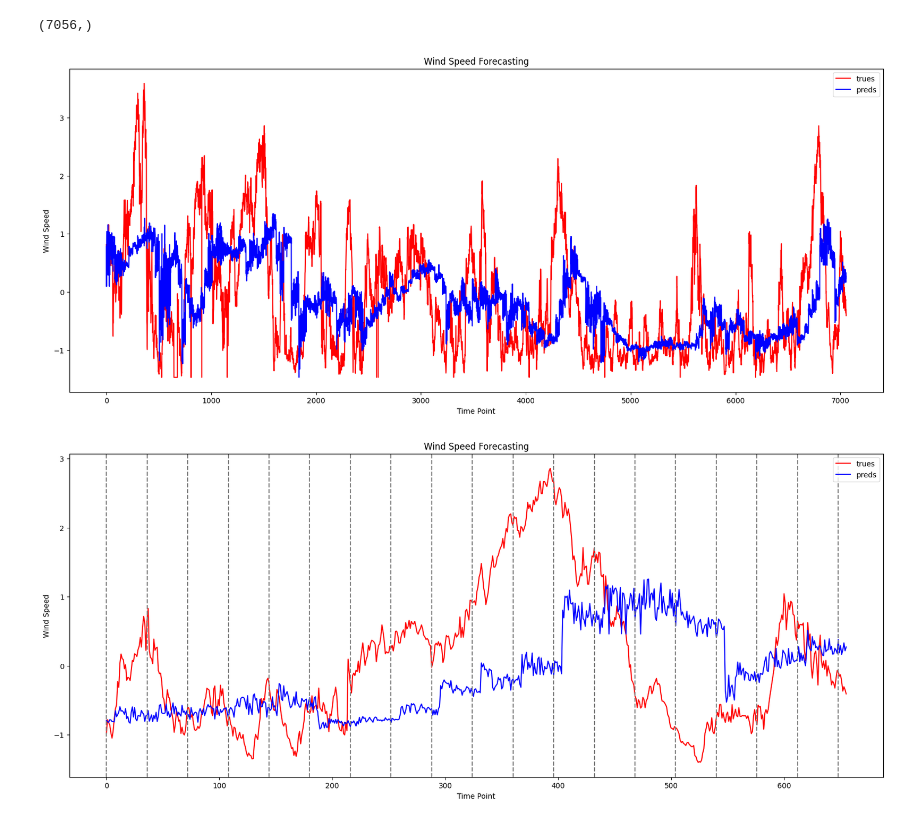
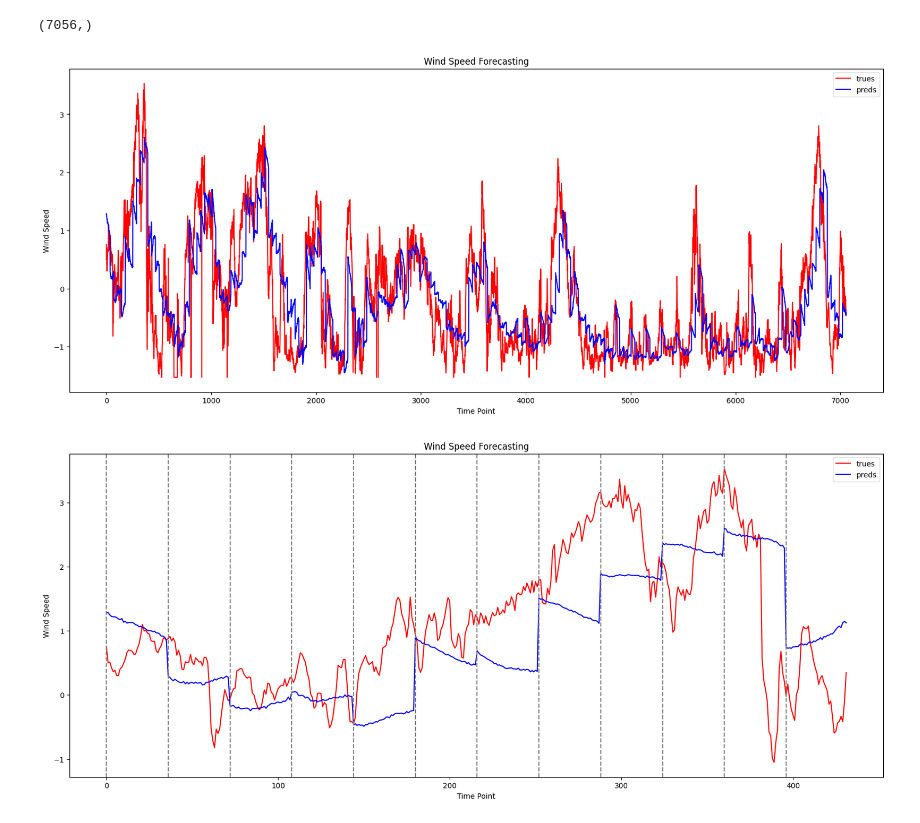
Before and after one commit to yellow378/WindSpeedForecasting, a Jupyter notebook: analysis/resultPic.ipynb, the cells around one changed output. Drawn from its saved outputs; the diff is of its cells as text; code cells hidden in the pictures.

```diff
--- a/analysis/resultPic.ipynb
+++ b/analysis/resultPic.ipynb
@@ -4,7 +4,7 @@ import numpy as np
 import os
 import matplotlib.pyplot as plt
 
-param = 'long_term_forecast_test_LightTime_custom_ftMS_sl432_ll48_pl36_dm128_nh4_el2_dl1_df3_fc1_ebtimeF_dtTrue_test_0'
+param = 'long_term_forecast_test_PatchTST_custom_ftS_sl432_ll36_pl36_dm512_nh8_el2_dl1_df2048_fc1_ebtimeF_dtTrue_test_0'
 path = "../results/"
 
 trues = np.load(os.path.join(path,param,'true.npy'))
@@ -37,36 +37,36 @@ ax.legend()
 ax.set_xlabel('Time Point')
 ax.set_ylabel('Wind Speed')
 ax.set_title('Wind Speed Forecasting')
-plt.savefig('./resultPic/Ex_dm128_nh4_ignore.png',bbox_inches='tight')
+plt.savefig('./resultPic/PatchTST_DTW.png',bbox_inches='tight')
 # %% [output]
 (7056,)
-[figure, old version]
+[figure, new version]
 # %%
-true = trues[6400:]
-pred = preds[6400:]
+true = trues[0:432]
+pred = preds[0:432]
 # pred = preds[2880:4320]
 
 # 创建一个图形和坐标轴对象
 fig, ax = plt.subplots(figsize=(20,8))
 
 # 绘制trues序列，颜色为蓝色
 ax.plot(true, color='red', label='trues')
 
 # 绘制preds序列，颜色为绿色
 ax.plot(pred, color='blue', label='preds')
 
 # 添加每隔36个点的竖线（虚线）
 for i in range(0, len(true), 36):
     ax.axvline(x=i, color='gray', linestyle='dashed')
 
 # 添加图例
 ax.legend()
 
 # 设置坐标轴标签等
 ax.set_xlabel('Time Point')
 ax.set_ylabel('Wind Speed')
 ax.set_title('Wind Speed Forecasting')
 
 plt.show()
 # %% [output]
-[figure, old version]
+[figure, new version]
```
Also changed, not shown: 23 other files.
